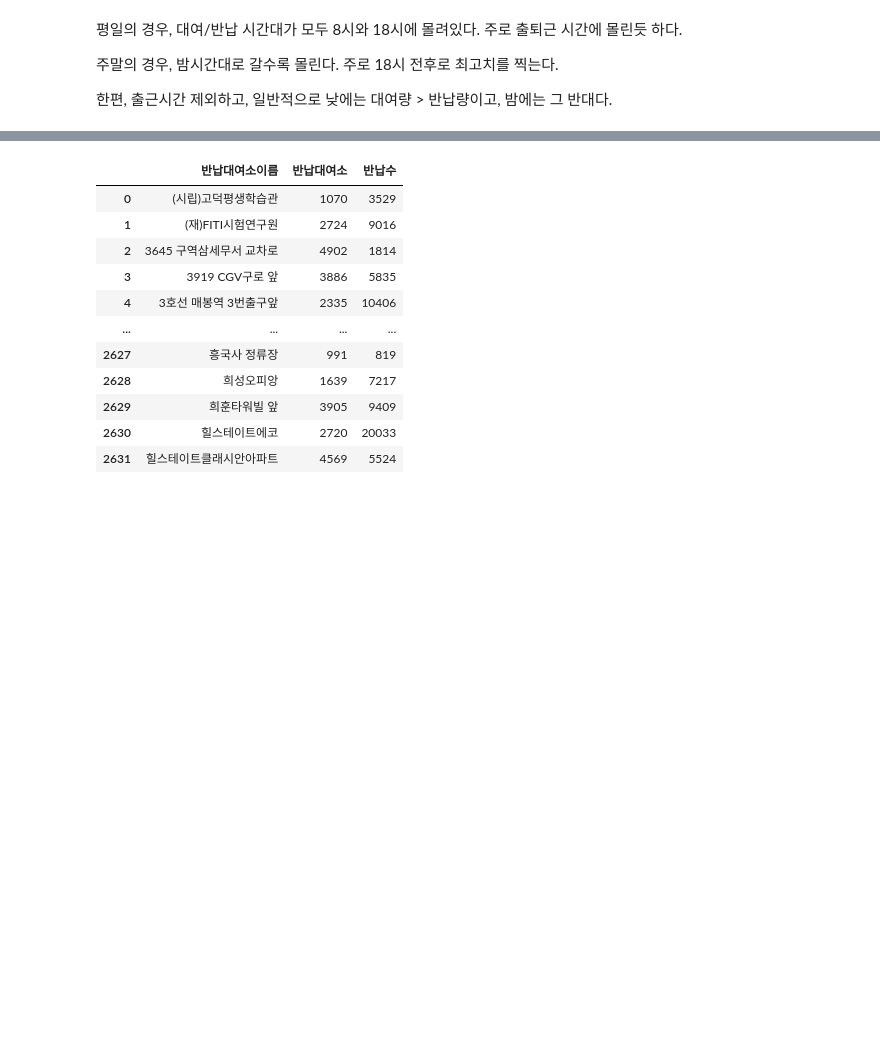
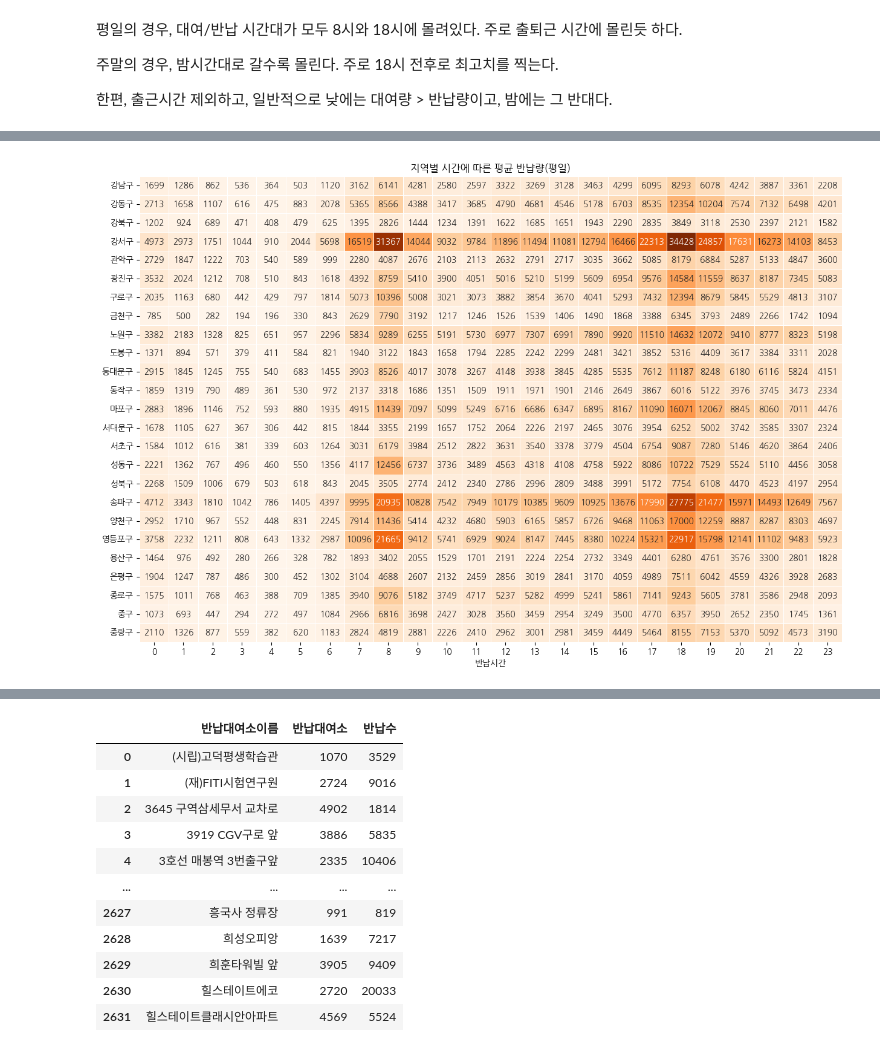
Before and after one commit to dhcryan/ddareung, a Jupyter notebook: main.ipynb, the cells around one changed output, grey strips where cells are left out. Saved outputs shown, nothing was run; the diff lists cells and outputs as text; code cells hidden in the pictures; blank space fills up the shorter version.

```diff
--- a/main.ipynb
+++ b/main.ipynb
@@ -330,0 +362,20 @@ KeyError: '대여지역'
+# %%
+# 반납
+
+pvt_table = (
+    df_2022[df_2022['대여요일'] < 5].groupby(['반납지역', '반납시간']).size() // 5
+).unstack()
+
+_, ax = plt.subplots(figsize=(15, 10))
+sns.heatmap(pvt_table,
+    annot=True,
+    fmt='d',
+    cmap="Oranges",
+    cbar=False,
+    linewidth=0.5,
+    ax=ax
+)
+ax.set_title("지역별 시간에 따른 평균 반냡량(평일)")
+ax.set_ylabel("");
+# %% [output]
+[figure, added]
```
Also changed, not shown: parts of 29 cells of this notebook.
